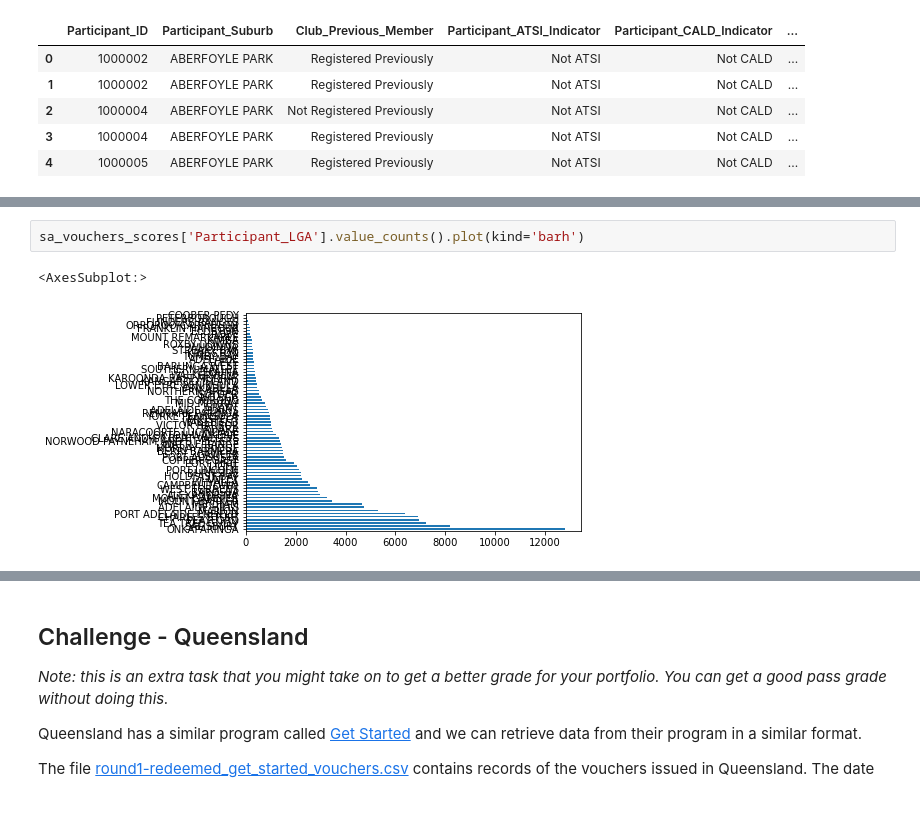
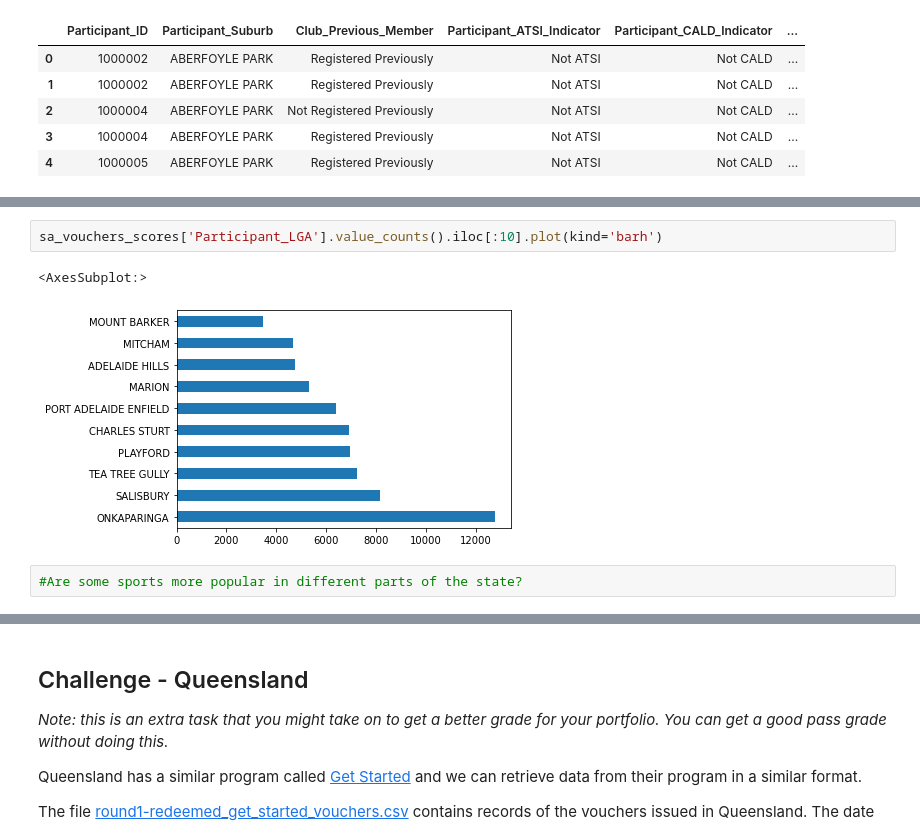
Before and after one commit to Michael-Kneale/Data-Analysis-Portfolio, a Jupyter notebook: Portfolio 2.ipynb, the cells around one changed output, grey strips where cells are left out. Saved outputs shown, nothing was run; the diff lists cells and outputs as text; blank space fills up the shorter version.

Commit message:
Made two graphs for the LGA vouchers and formatted some of the other code

```diff
--- a/Portfolio 2.ipynb
+++ b/Portfolio 2.ipynb
@@ -126,5 +104,7 @@ The number of vouchers varies greatly from sport to sport. There are three sport
 # %%
-sa_vouchers_scores['Participant_LGA'].value_counts().plot(kind='barh')
+sa_vouchers_scores['Participant_LGA'].value_counts().iloc[:10].plot(kind='barh')
 # %% [output]
 <AxesSubplot:>
-[figure, old version]
+[figure, new version]
+# %%
+#Are some sports more popular in different parts of the state?
```
Also changed, not shown: parts of 4 cells of this notebook.
